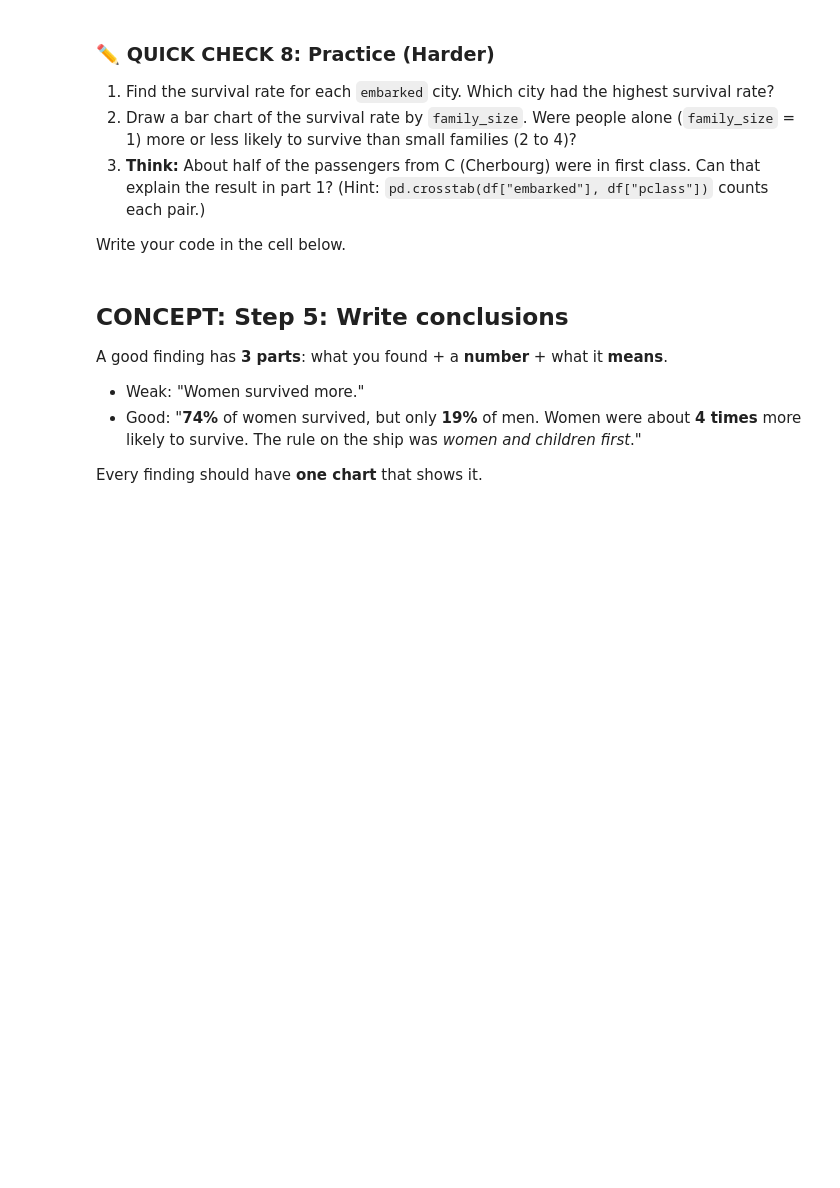
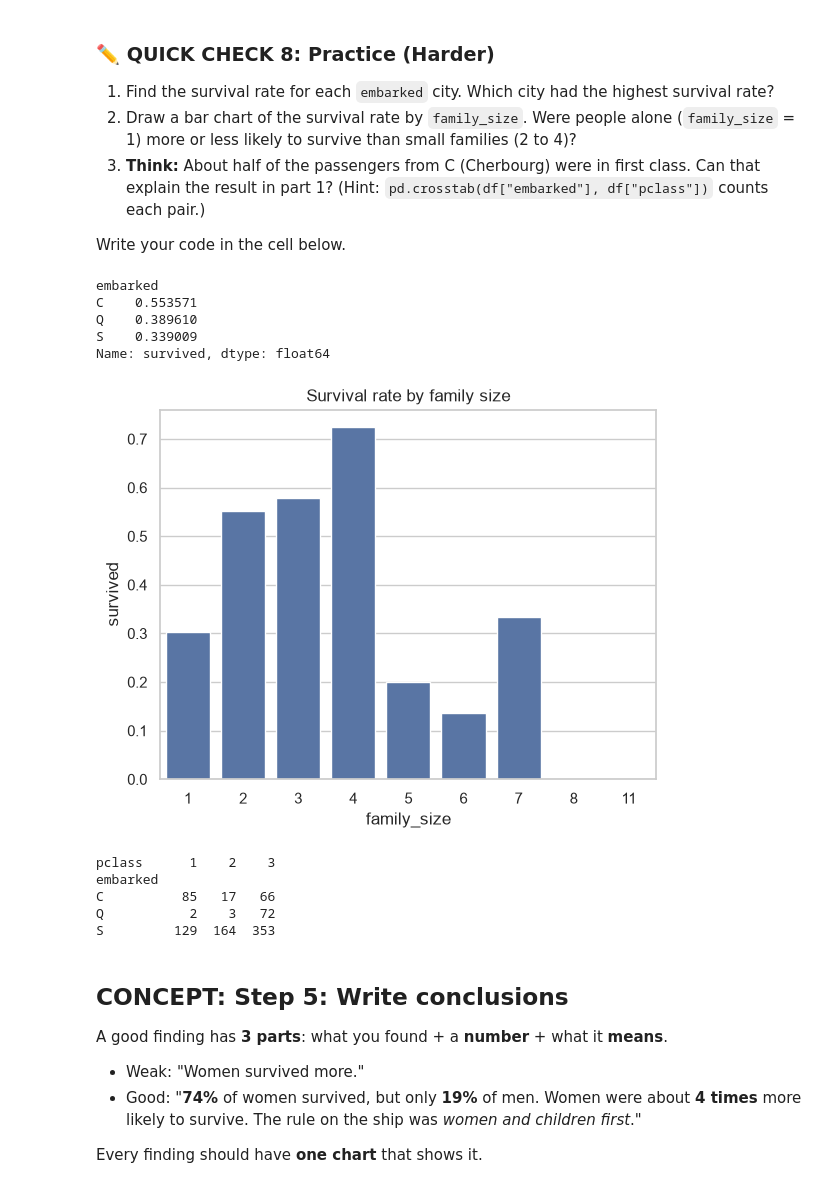
Before and after one commit to rohaanmangi/Python-for-AI, a Jupyter notebook: notebooks/Week 4/Day 17/Day_17_EDA_Project.ipynb, the cells around one changed output. Drawn from its saved outputs; the diff is of its cells as text; code cells hidden in the pictures; blank space fills up the shorter version.

```diff
--- a/notebooks/Week 4/Day 17/Day_17_EDA_Project.ipynb
+++ b/notebooks/Week 4/Day 17/Day_17_EDA_Project.ipynb
@@ -629,3 +659,22 @@ Write your code in the cell below.
+# %%
+# Write your code here
+print(df.groupby("embarked")["survived"].mean().sort_values(ascending=False))
+sns.barplot(data=df, x="family_size", y="survived", errorbar=None)
+plt.title("Survival rate by family size")
+plt.show()
+print(pd.crosstab(df["embarked"], df["pclass"]))
+# %% [output]
+embarked
+C    0.553571
+Q    0.389610
+S    0.339009
+Name: survived, dtype: float64
+[figure, added]
+pclass      1    2    3
+embarked
+C          85   17   66
+Q           2    3   72
+S         129  164  353
 # %% [markdown]
 ## CONCEPT: Step 5: Write conclusions
 
```
Also changed, not shown: parts of 8 cells of this notebook, 5 other files.
